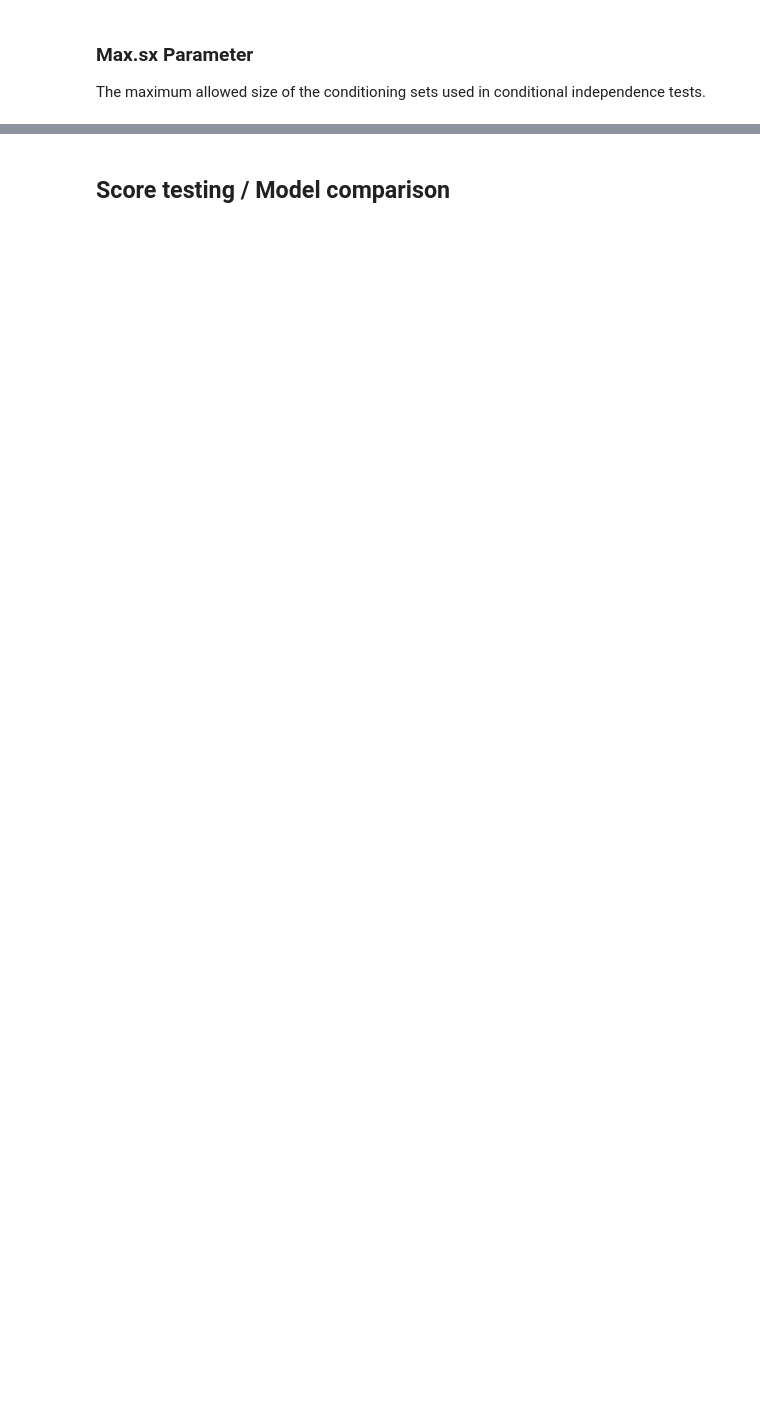
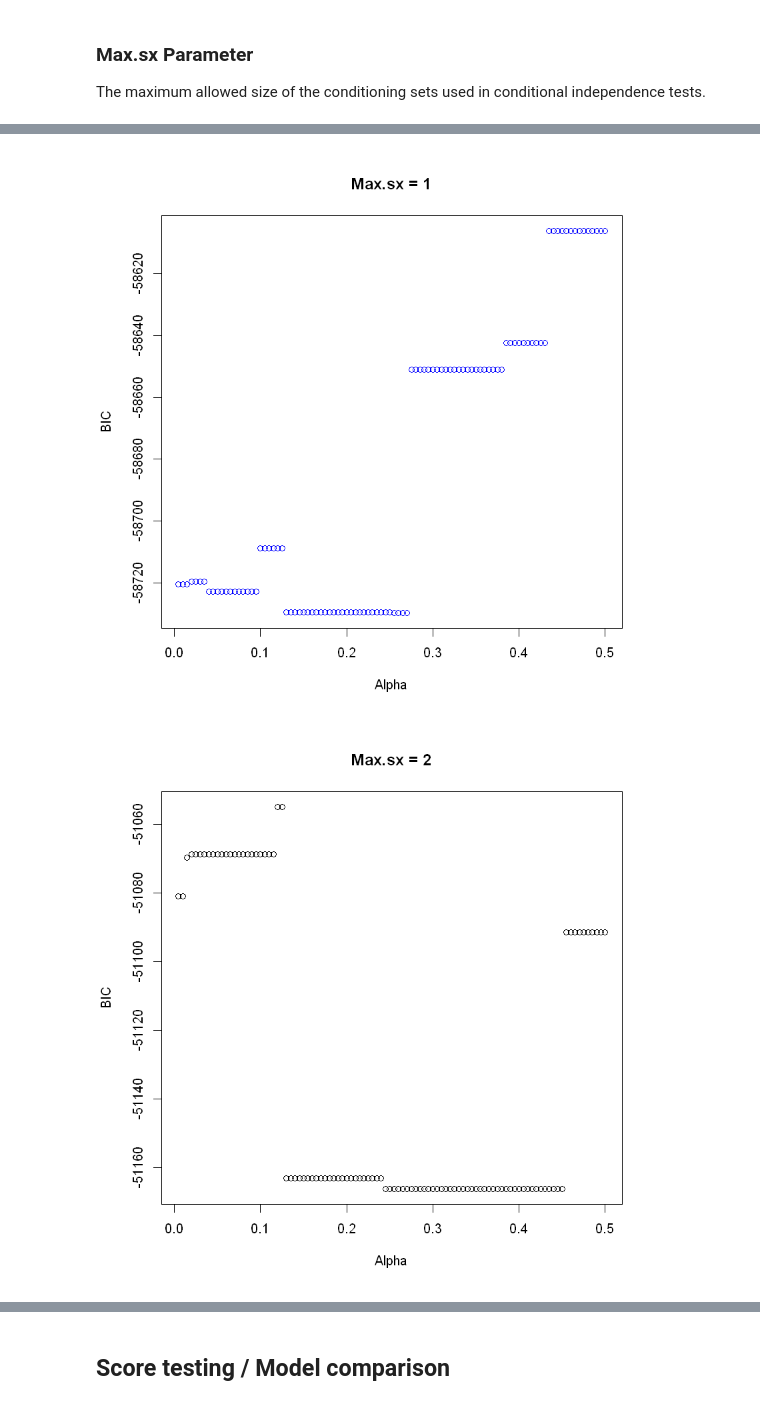
Before and after one commit to LiMeijdam/BayesianNetworkDrugsUsageA2, a Jupyter notebook: PC_Algorithm.ipynb, the cells around one changed output, grey strips where cells are left out. Saved outputs shown, nothing was run; the diff lists cells and outputs as text; code cells hidden in the pictures; blank space fills up the shorter version.

```diff
--- a/PC_Algorithm.ipynb
+++ b/PC_Algorithm.ipynb
@@ -400,0 +204,39 @@ fit_a1_blacklist_msx3
+# %%
+scores1 <- vector()
+for(i in seq(0.005, 0.5, 0.005)){
+    scores1 <- c(scores1, score(pc.stable(df, blacklist = blacklist,undirected=FALSE,alpha=i,test="mi-cg",max.sx=1), df))}
+
+plot(seq(0.005, 0.5, 0.005),scores1,col="blue",xlab="Alpha",ylab="BIC",main="Max.sx = 1")
+
+scores2 <- vector()
+for(i in seq(0.005, 0.5, 0.005)){
+    scores2 <- c(scores2, score(pc.stable(df, blacklist = blacklist,undirected=FALSE,alpha=i,test="mi-cg",max.sx=2), df))}
+
+plot(seq(0.005, 0.5, 0.005),scores2,col="black",xlab="Alpha",ylab="BIC",main="Max.sx = 2")
+
+scores3 <- vector()
+for(i in seq(0.005, 0.5, 0.005)){
+    scores3 <- c(scores3, score(pc.stable(df, blacklist = blacklist,undirected=FALSE,alpha=i,test="mi-cg",max.sx=3), df))}
+
+plot(seq(0.005, 0.5, 0.005),scores3,col="green",xlab="Alpha",ylab="BIC",main="Max.sx = 3")
+
+scores4 <- vector()
+for(i in seq(0.005, 0.5, 0.005)){
+    scores4 <- c(scores4, score(pc.stable(df, blacklist = blacklist,undirected=FALSE,alpha=i,test="mi-cg",max.sx=4), df))}
+
+plot(seq(0.005, 0.5, 0.005),scores4,col="purple",xlab="Alpha",ylab="BIC",main="Max.sx = 4")
+
+scores5 <- vector()
+for(i in seq(0.005, 0.5, 0.005)){
+    scores5 <- c(scores5, score(pc.stable(df, blacklist = blacklist,undirected=FALSE,alpha=i,test="mi-cg",max.sx=5), df))}
+
+plot(seq(0.005, 0.5, 0.005),scores5,col="red",xlab="Alpha",ylab="BIC",main="Max.sx = 5")
+
+scoresinf <- vector()
+for(i in seq(0.005, 0.5, 0.005)){
+    scoresinf <- c(scoresinf, score(pc.stable(df, blacklist = blacklist,undirected=FALSE,alpha=i,test="mi-cg"), df))}
+
+plot(seq(0.005, 0.5, 0.005),scoresinf,col="pink",xlab="Alpha",ylab="BIC",main="Max.sx = infinite")
+# %% [output]
+[figure, added]
+[figure, added]
```
Also changed, not shown: parts of 16 cells of this notebook, 1 other file.
